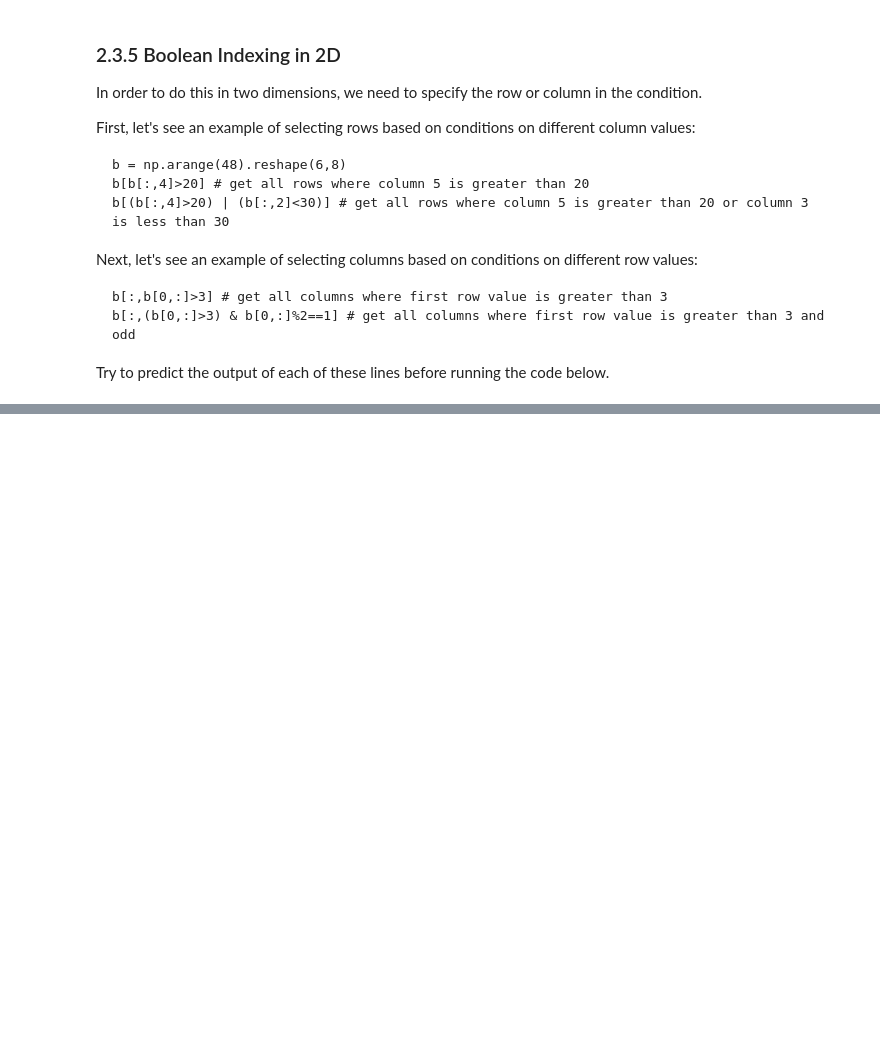
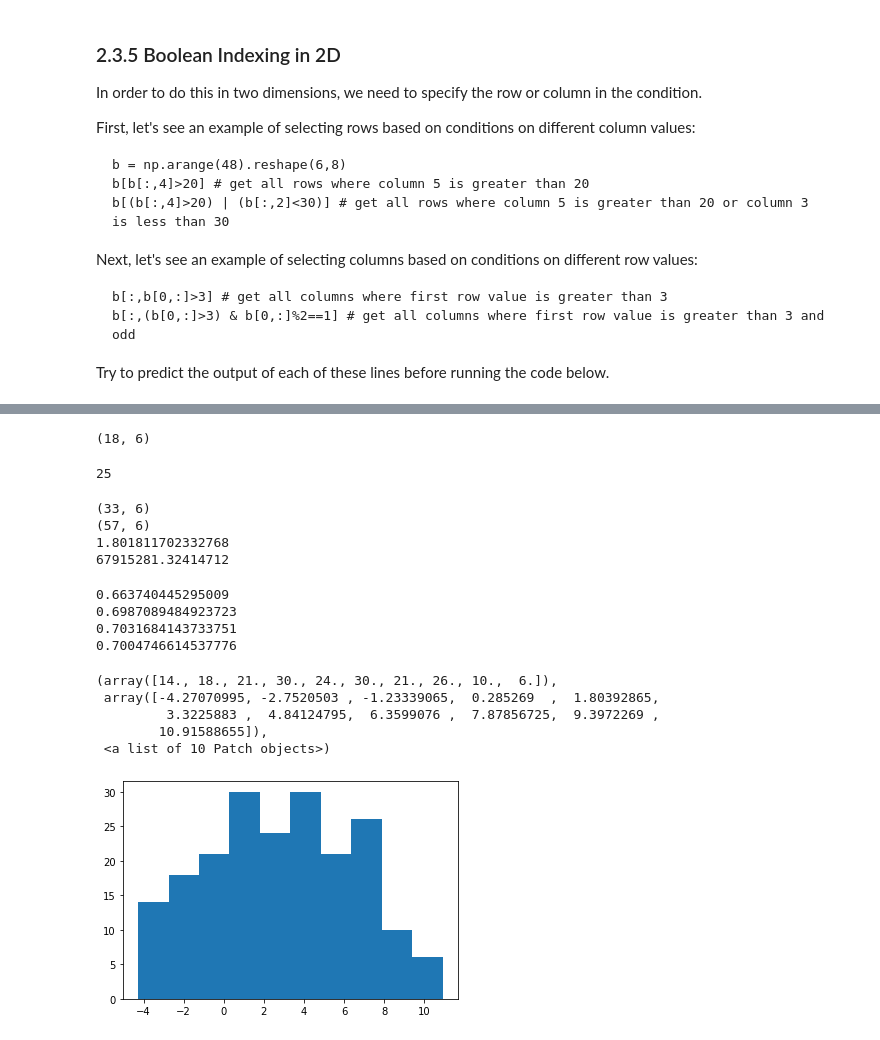
Before and after one commit to CIERA-Northwestern/REACHpy, a Jupyter notebook: Module_2/Section_2_Intro_to_NumPy.ipynb, the cells around one changed output, grey strips where cells are left out. Cells and saved outputs as stored; diff of their text form; code cells hidden in the pictures; blank space fills up the shorter version.

```diff
--- a/Module_2/Section_2_Intro_to_NumPy.ipynb
+++ b/Module_2/Section_2_Intro_to_NumPy.ipynb
@@ -303,0 +486,2 @@ Answer: Write your answers here.
+# %%
+data = np.loadtxt('binaries.txt')
@@ -323,0 +524,42 @@ $$T = \frac{1}{2\pi} \sqrt{\frac{a^3}{G(M_1 + M_2)}}$$
+# %%
+data[(data[:,2]>10) | (data[:,3]>10)].shape # Question 1
+# %% [output]
+(18, 6)
+# %%
+len(data[data[:,2]>10]) + len(data[data[:,3]>10]) # Question 2
+# %% [output]
+25
+# %%
+print(data[data[:,4]<30].shape) # Question 3
+print(data[data[:,4]<365].shape)
+print(np.min(data[:,4]))
+print(np.max(data[:,4]))
+# %% [output]
+(33, 6)
+(57, 6)
+1.801811702332768
+67915281.32414712
+# %%
+print(np.max(data[data[:,0]==0][:,2])) # Question 4
+print(np.max(data[data[:,1]==0][:,3]))
+
+print(np.min(data[data[:,0]==1][:,2]))
+print(np.min(data[data[:,1]==1][:,3]))
+# %% [output]
+0.663740445295009
+0.6987089484923723
+0.7031684143733751
+0.7004746614537776
+# %%
+newcol = 4*np.pi*np.pi*(data[:,2]+data[:,3])*(data[:,4]/(2*np.pi*365.25))**2 # AU, in these units G=4*pi^2
+# %%
+import matplotlib.pyplot as plt
+
+plt.hist(np.log10(newcol))
+# %% [output]
+(array([14., 18., 21., 30., 24., 30., 21., 26., 10.,  6.]),
+ array([-4.27070995, -2.7520503 , -1.23339065,  0.285269  ,  1.80392865,
+         3.3225883 ,  4.84124795,  6.3599076 ,  7.87856725,  9.3972269 ,
+        10.91588655]),
+ <a list of 10 Patch objects>)
+[figure, added]
```
Also changed, not shown: parts of 28 cells of this notebook.
